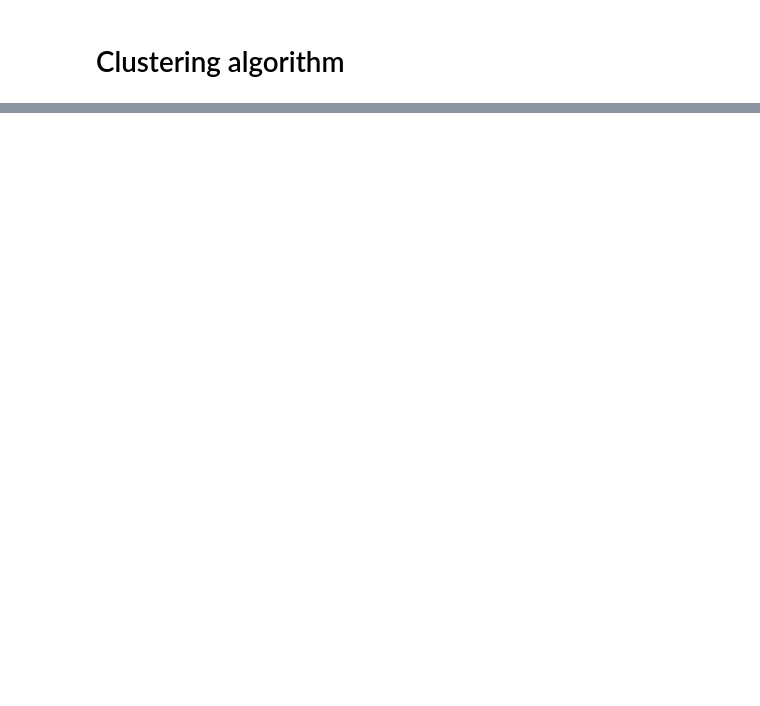
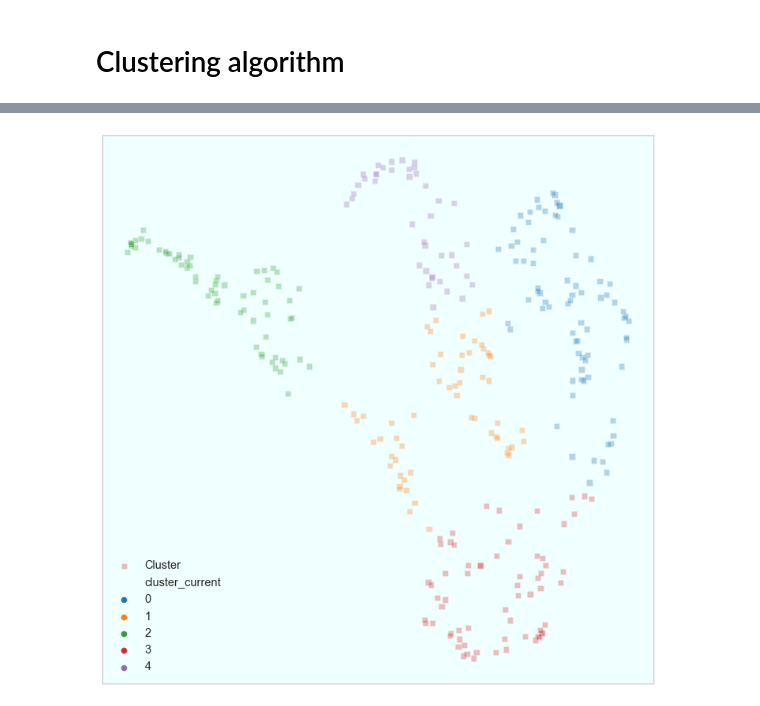
Before and after one commit to andyvng/pae-amr-prediction, a Jupyter notebook: analysis/cluster_analysis.ipynb, the cells around one changed output, grey strips where cells are left out. Drawn from its saved outputs; the diff is of its cells as text; code cells hidden in the pictures; blank space fills up the shorter version.

```diff
--- a/analysis/cluster_analysis.ipynb
+++ b/analysis/cluster_analysis.ipynb
@@ -156,0 +222,19 @@ plt.show()
+# %%
+fig, ax = plt.subplots(figsize=(12, 12), dpi=75)
+
+ax = sns.scatterplot(umap_values[:,0],
+                     umap_values[:,1],
+                     marker='s',
+                     hue=merged_kmeans_train['cluster_current'],
+                     palette='tab10',
+                     label='Cluster',
+                     alpha=0.3)
+
+ax.set_facecolor('azure')
+ax.grid(False)
+ax.legend(fontsize=14)
+ax.set_xticks([])
+ax.set_yticks([])
+plt.show()
+# %% [output]
+[figure, added]
```
Also changed, not shown: parts of 12 cells of this notebook, 6 other files.
